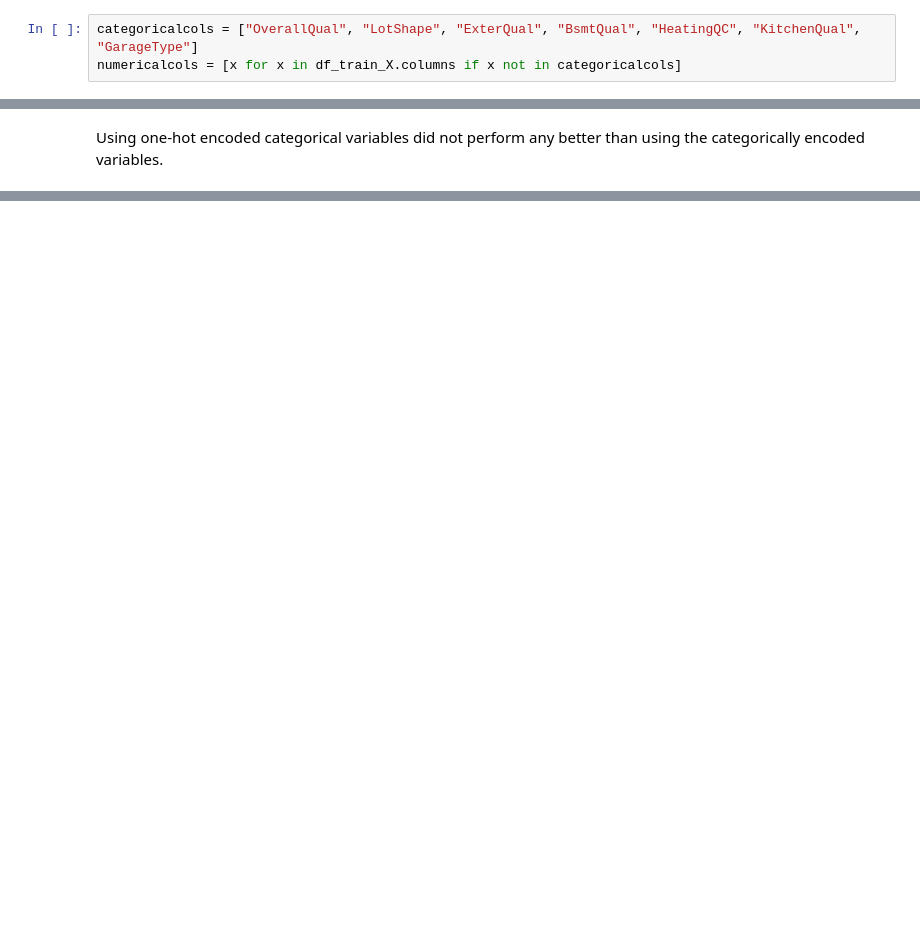
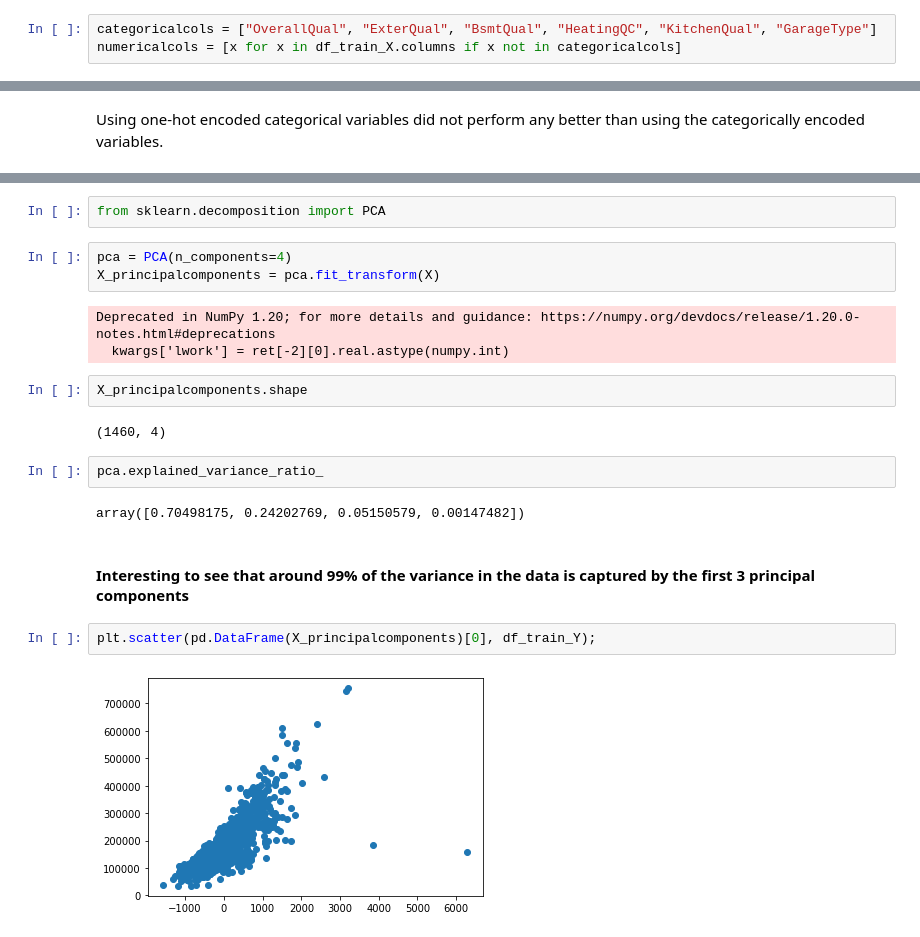
Before and after one commit to aditinabar/house-prices-modeling, a Jupyter notebook: Predicting House Prices.ipynb, the cells around one changed output, grey strips where cells are left out. Drawn from its saved outputs; the diff is of its cells as text; blank space fills up the shorter version.

```diff
--- a/Predicting House Prices.ipynb
+++ b/Predicting House Prices.ipynb
@@ -248,7 +259,7 @@ df_train = df[cols_to_keep].copy()
 df_train_X = df_train.drop("SalePrice", axis=1)
 df_train_Y = df_train['SalePrice']
 # %%
-categoricalcols = ["OverallQual", "LotShape", "ExterQual", "BsmtQual", "HeatingQC", "KitchenQual", "GarageType"]
+categoricalcols = ["OverallQual", "ExterQual", "BsmtQual", "HeatingQC", "KitchenQual", "GarageType"]
 numericalcols = [x for x in df_train_X.columns if x not in categoricalcols]
 # %%
 X_cat = pd.get_dummies(df_train_X[categoricalcols], columns=categoricalcols)
@@ -282,0 +291,22 @@ Using one-hot encoded categorical variables did not perform any better than usin
+# %%
+from sklearn.decomposition import PCA
+# %%
+pca = PCA(n_components=4)
+X_principalcomponents = pca.fit_transform(X)
+# %% [output]
+Deprecated in NumPy 1.20; for more details and guidance: https://numpy.org/devdocs/release/1.20.0-notes.html#deprecations
+  kwargs['lwork'] = ret[-2][0].real.astype(numpy.int)
+# %%
+X_principalcomponents.shape
+# %% [output]
+(1460, 4)
+# %%
+pca.explained_variance_ratio_
+# %% [output]
+array([0.70498175, 0.24202769, 0.05150579, 0.00147482])
+# %% [markdown]
+#### Interesting to see that around 99% of the variance in the data is captured by the first 3 principal components
+# %%
+plt.scatter(pd.DataFrame(X_principalcomponents)[0], df_train_Y);
+# %% [output]
+[figure, added]
```
Also changed, not shown: parts of 38 cells of this notebook.
